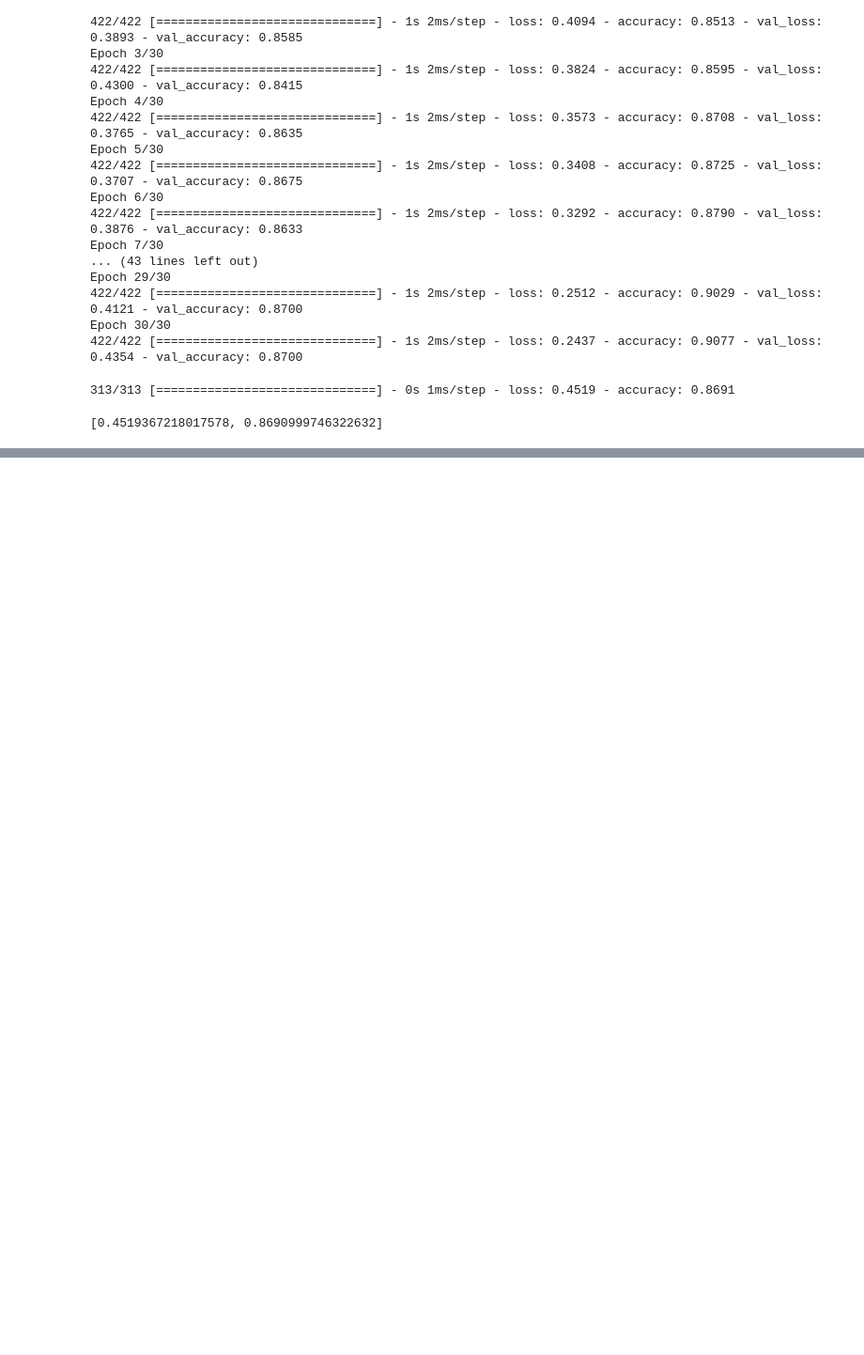
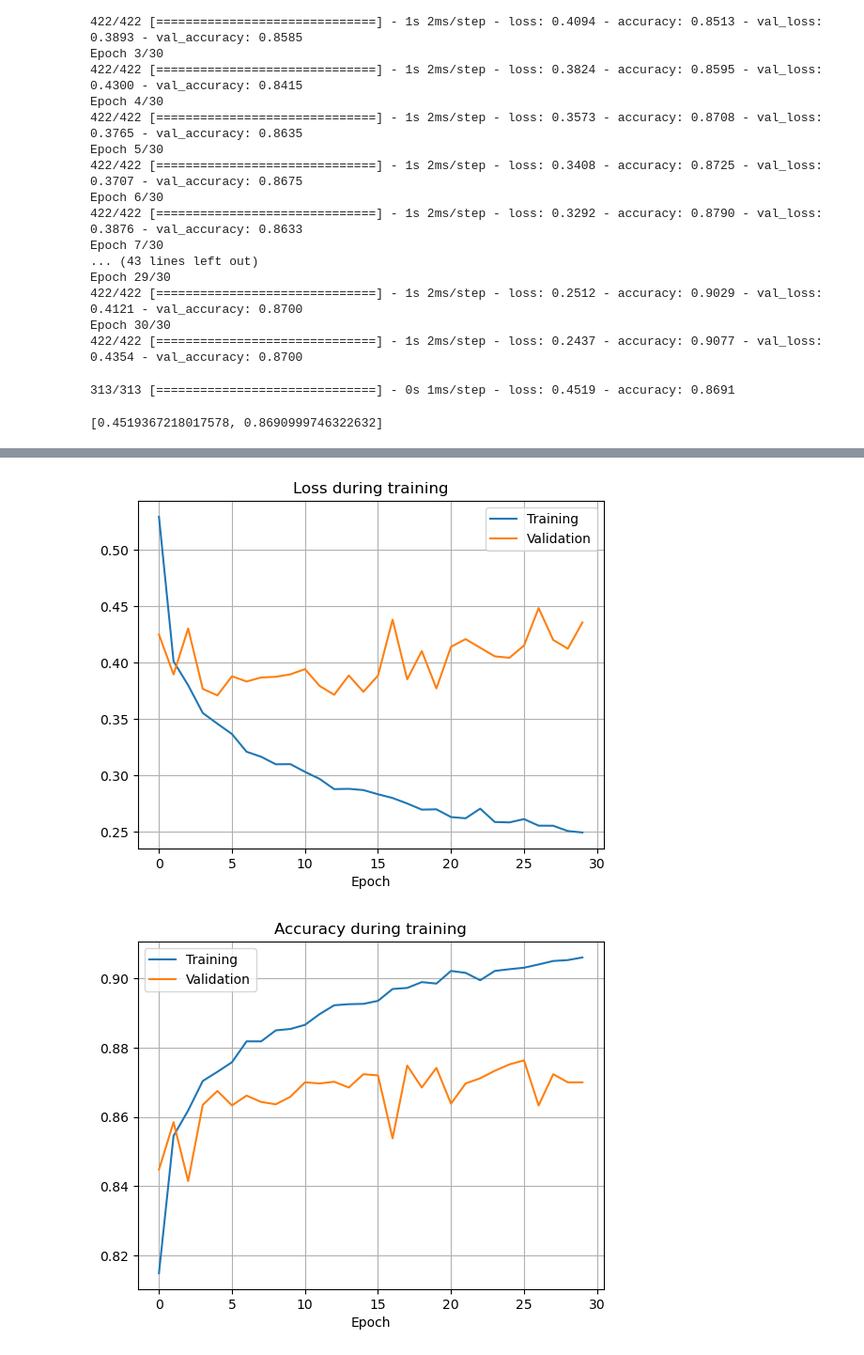
Before and after one commit to Rezashatery/deep-learning-intro, a Jupyter notebook: deep-learning-intro.ipynb, the cells around one changed output, grey strips where cells are left out. Shown: that part at 94% size. Saved outputs shown, nothing was run; the diff lists cells and outputs as text; code cells hidden in the pictures; blank space fills up the shorter version.

```diff
--- a/deep-learning-intro.ipynb
+++ b/deep-learning-intro.ipynb
@@ -270,0 +304,33 @@ model.evaluate(x_test, y_test)
+# %%
+# We can also use the history (that we saved before) to check the behavior of the training.
+# history is a Python dictionary that cointains the values of the behavior of the loss
+# during training (one value for each epoch).
+def display_history(history):
+    mse_training = history.history['loss']
+    acc_training = history.history['accuracy']
+
+    mse_val = history.history['val_loss']
+    acc_val = history.history['val_accuracy']
+
+    # Visualize the behavior of the loss
+    plt.plot(mse_training)
+    plt.plot(mse_val)
+    plt.grid()
+    plt.title('Loss during training')
+    plt.xlabel('Epoch')
+    plt.legend(['Training', 'Validation'])
+    plt.show()
+
+    # and of the accuracy
+    plt.plot(acc_training)
+    plt.plot(acc_val)
+    plt.grid()
+    plt.title('Accuracy during training')
+    plt.xlabel('Epoch')
+    plt.legend(['Training', 'Validation'])
+    plt.show()
+# %%
+display_history(history)
+# %% [output]
+[figure, added]
+[figure, added]
```
Also changed, not shown: parts of 2 cells of this notebook.
